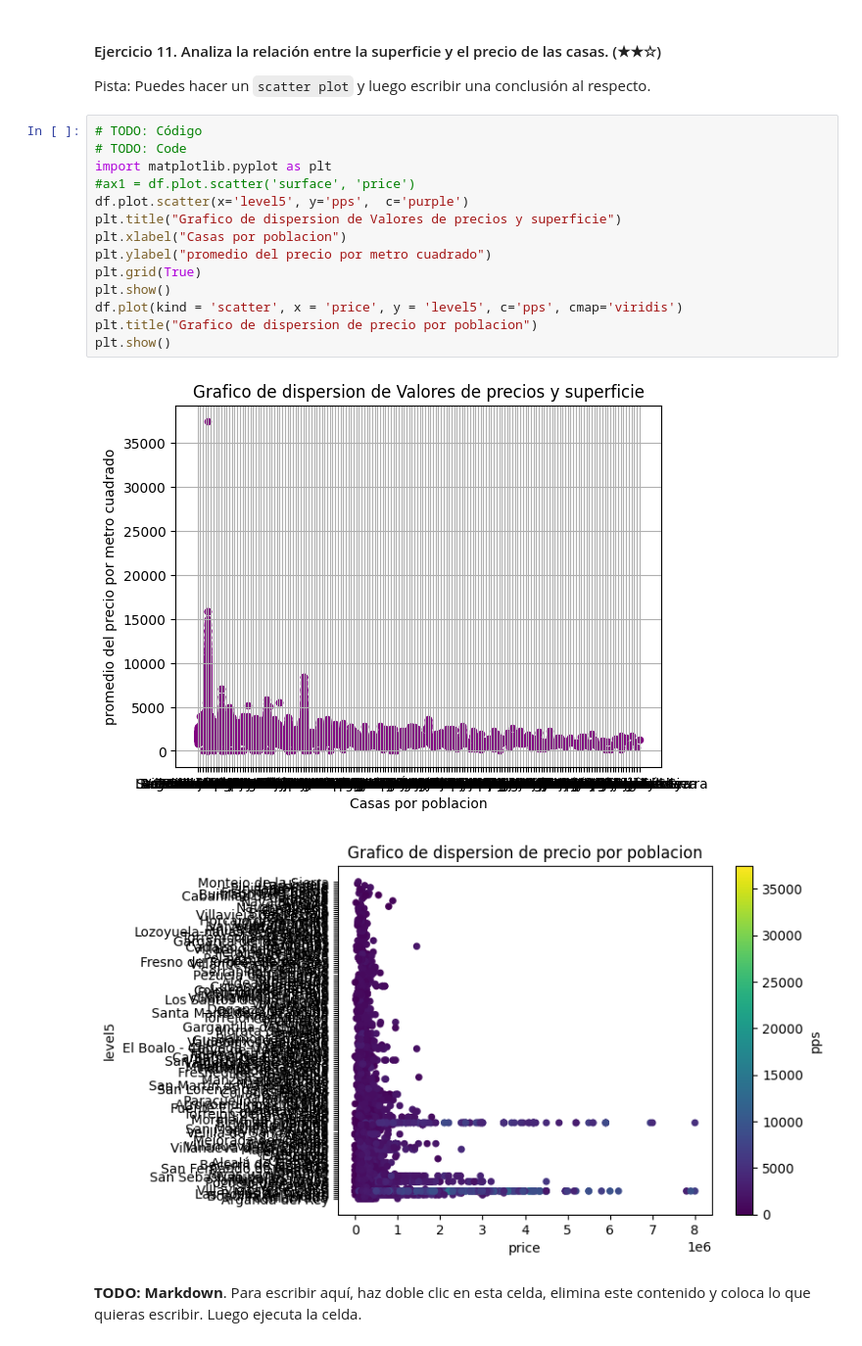
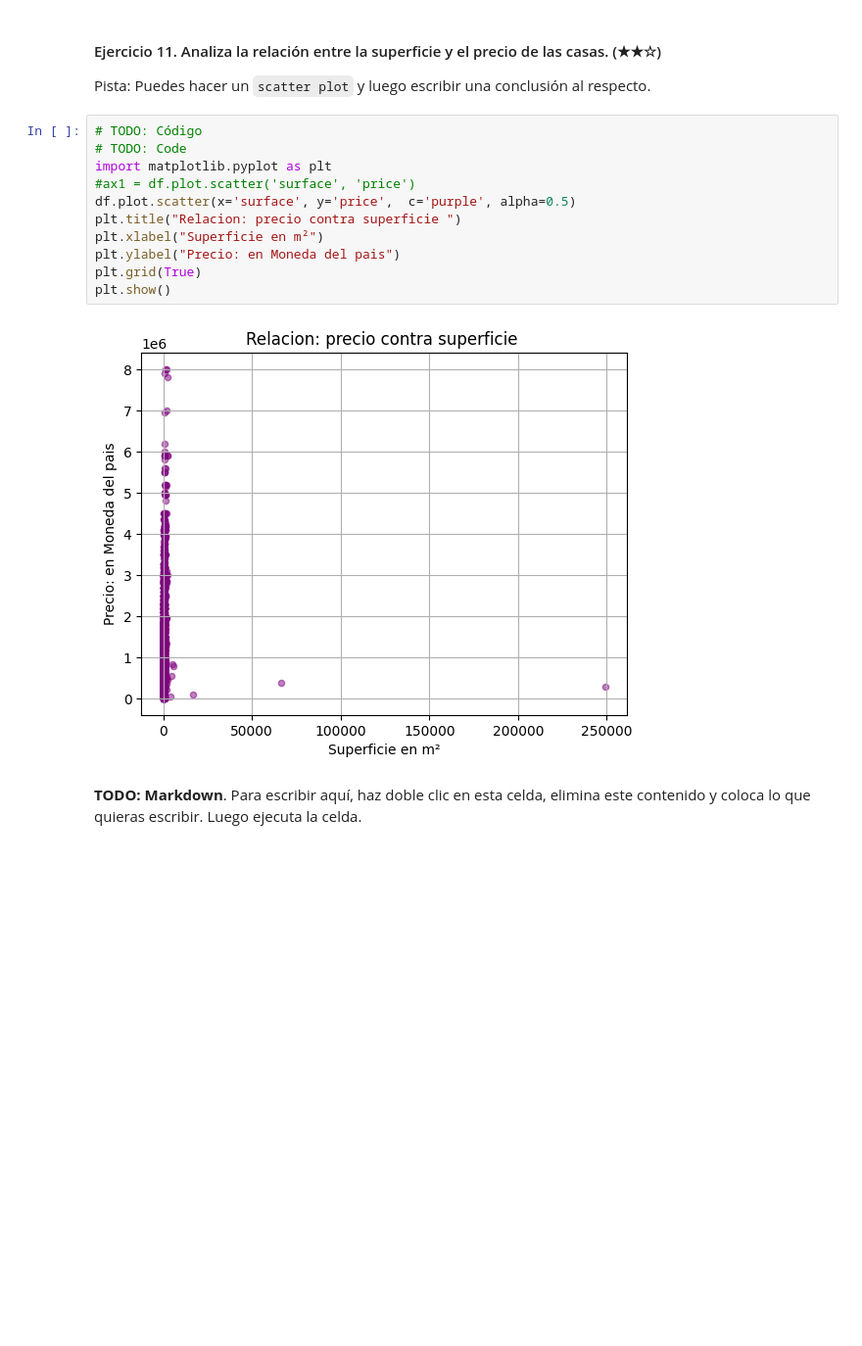
Before and after one commit to misadeep/realestate-datacleanup-exercise, a Jupyter notebook: project.es.ipynb, the cells around one changed output. Shown at 98% size. Cells and saved outputs as stored; diff of their text form; blank space fills up the shorter version.

```diff
--- a/project.es.ipynb
+++ b/project.es.ipynb
@@ -434,20 +446,16 @@ Pista: Puedes hacer un `scatter plot` y luego escribir una conclusión al respec
 # %%
 # TODO: Código
 # TODO: Code
 import matplotlib.pyplot as plt
 #ax1 = df.plot.scatter('surface', 'price')
-df.plot.scatter(x='level5', y='pps',  c='purple')
-plt.title("Grafico de dispersion de Valores de precios y superficie")
-plt.xlabel("Casas por poblacion")
-plt.ylabel("promedio del precio por metro cuadrado")
+df.plot.scatter(x='surface', y='price',  c='purple', alpha=0.5)
+plt.title("Relacion: precio contra superficie ")
+plt.xlabel("Superficie en m²")
+plt.ylabel("Precio: en Moneda del pais")
 plt.grid(True)
 plt.show()
-df.plot(kind = 'scatter', x = 'price', y = 'level5', c='pps', cmap='viridis')
-plt.title("Grafico de dispersion de precio por poblacion")
-plt.show()
 # %% [output]
-[figure, old version]
+[figure, new version]
-[figure, removed]
 # %% [markdown]
 **TODO: Markdown**. Para escribir aquí, haz doble clic en esta celda, elimina este contenido y coloca lo que quieras escribir. Luego ejecuta la celda.
 # %% [markdown]
```
Also changed, not shown: parts of 7 cells of this notebook.
